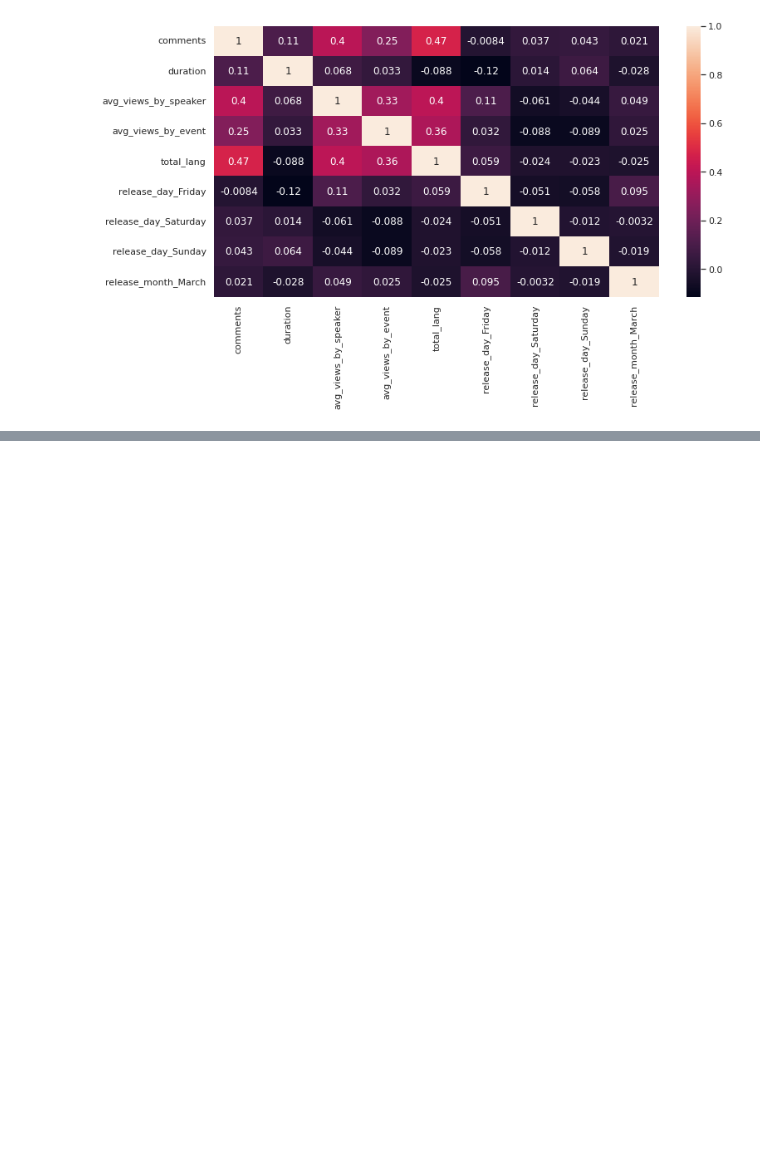
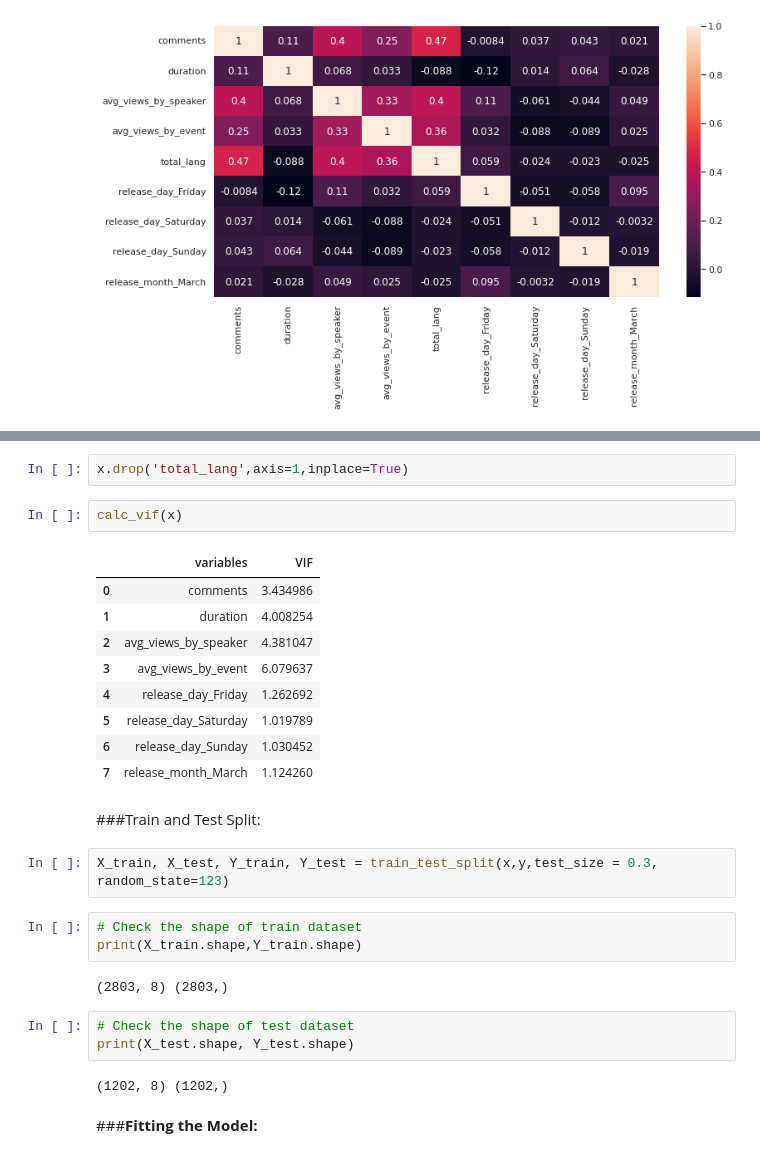
Before and after one commit to Aehteshaam-Shaikh/Ted-Talk-views-prediction, a Jupyter notebook: Ted_Talk_Views_Prediction.ipynb, the cells around one changed output, grey strips where cells are left out. Drawn from its saved outputs; the diff is of its cells as text; blank space fills up the shorter version.

```diff
--- a/Ted_Talk_Views_Prediction.ipynb
+++ b/Ted_Talk_Views_Prediction.ipynb
@@ -599,0 +633,30 @@ sns.heatmap(x.corr(),annot=True)
+# %%
+x.drop('total_lang',axis=1,inplace=True)
+# %%
+calc_vif(x)
+# %% [output]
+|  | variables | VIF |
+| 0 | comments | 3.434986 |
+| 1 | duration | 4.008254 |
+| 2 | avg_views_by_speaker | 4.381047 |
+| 3 | avg_views_by_event | 6.079637 |
+| 4 | release_day_Friday | 1.262692 |
+| 5 | release_day_Saturday | 1.019789 |
+| 6 | release_day_Sunday | 1.030452 |
+| 7 | release_month_March | 1.124260 |
+# %% [markdown]
+###Train and Test Split:
+# %%
+X_train, X_test, Y_train, Y_test = train_test_split(x,y,test_size = 0.3, random_state=123)
+# %%
+# Check the shape of train dataset
+print(X_train.shape,Y_train.shape)
+# %% [output]
+(2803, 8) (2803,)
+# %%
+# Check the shape of test dataset
+print(X_test.shape, Y_test.shape)
+# %% [output]
+(1202, 8) (1202,)
+# %% [markdown]
+###**Fitting the Model:**
```
Also changed, not shown: parts of 24 cells of this notebook.
